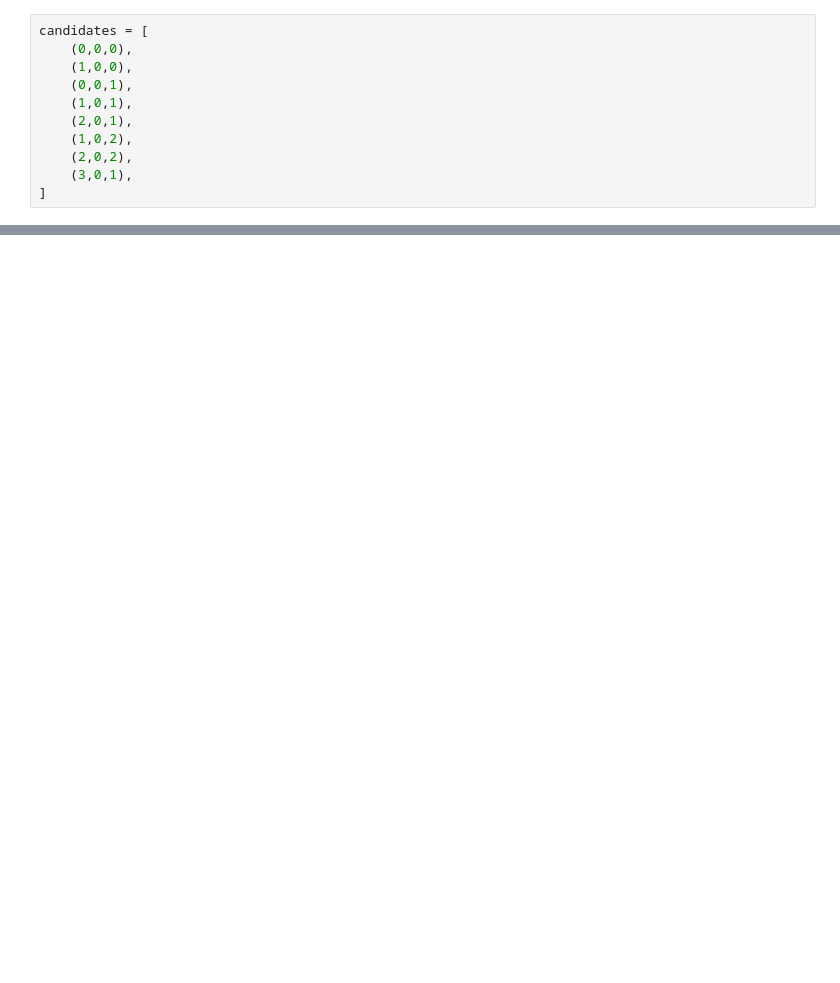
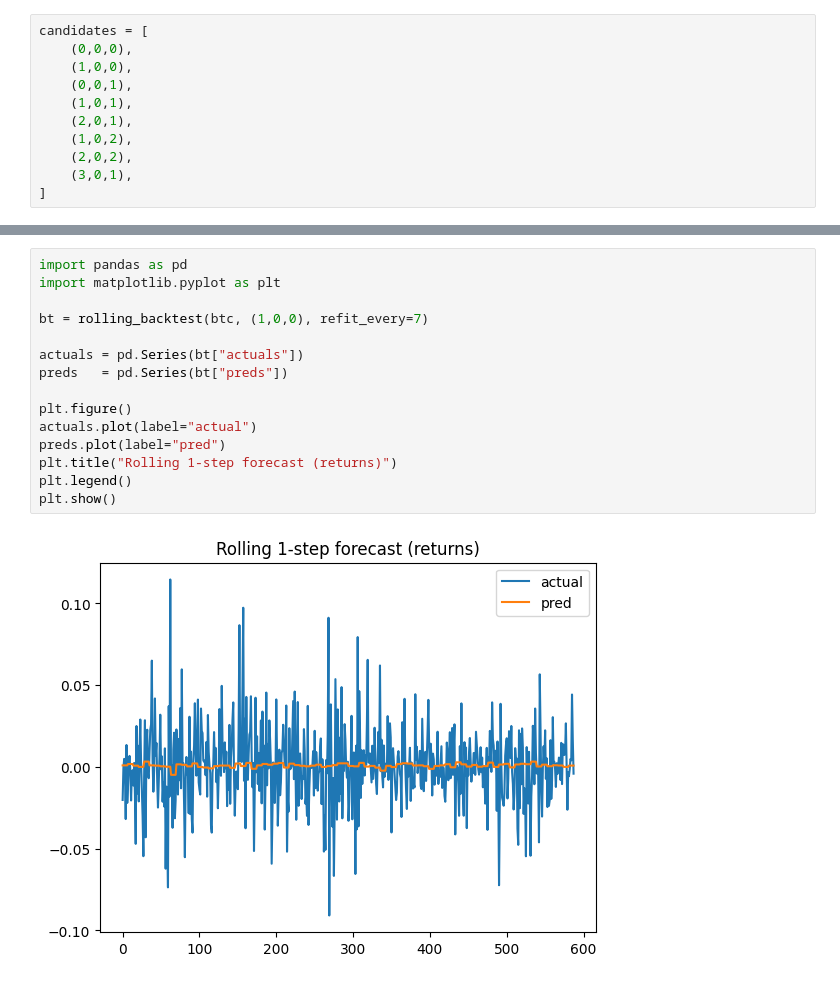
Before and after one commit to m4rthaswur1d/crypto-arima, a Jupyter notebook: notebooks/02_arima_model.ipynb, the cells around one changed output, grey strips where cells are left out. Drawn from its saved outputs; the diff is of its cells as text; blank space fills up the shorter version.

Commit message:
Add rolling ARIMA backtest and diagnostics

```diff
--- a/notebooks/02_arima_model.ipynb
+++ b/notebooks/02_arima_model.ipynb
@@ -43,0 +66,17 @@ results.sort_values("bic")
+# %%
+import pandas as pd
+import matplotlib.pyplot as plt
+
+bt = rolling_backtest(btc, (1,0,0), refit_every=7)
+
+actuals = pd.Series(bt["actuals"])
+preds   = pd.Series(bt["preds"])
+
+plt.figure()
+actuals.plot(label="actual")
+preds.plot(label="pred")
+plt.title("Rolling 1-step forecast (returns)")
+plt.legend()
+plt.show()
+# %% [output]
+[figure, added]
```
Also changed, not shown: parts of 10 cells of this notebook, 1 other file.
